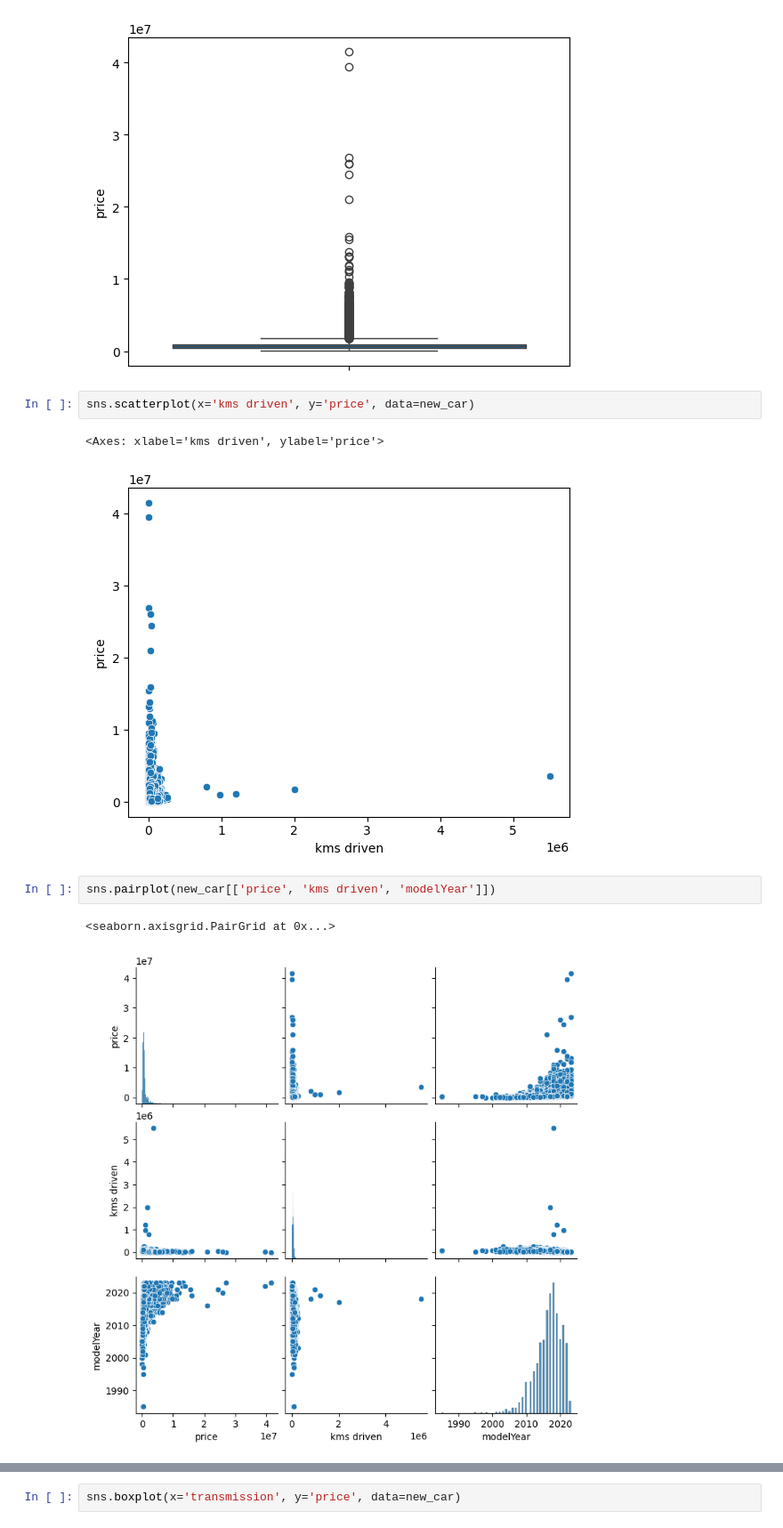
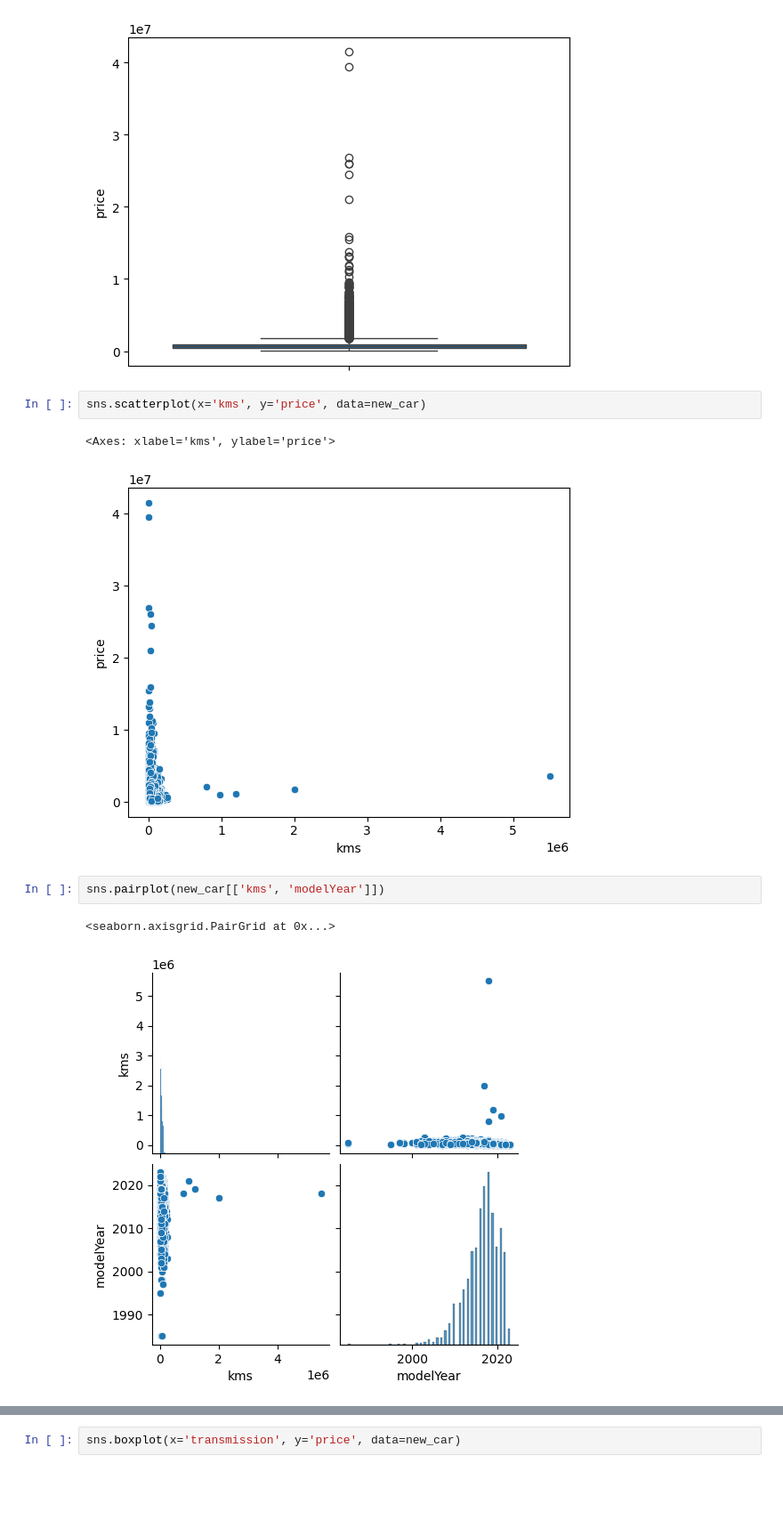
Before and after one commit to SrivathsanP23/Used-Car-Price-Prediction, a Jupyter notebook: datastandardisation.ipynb, the cells around one changed output, grey strips where cells are left out. Shown: that part at 89% size. Drawn from its saved outputs; the diff is of its cells as text; blank space fills up the shorter version.

```diff
--- a/datastandardisation.ipynb
+++ b/datastandardisation.ipynb
@@ -223,13 +218,13 @@ sns.boxplot(new_car['price'])
 <Axes: ylabel='price'>
 [figure]
 # %%
-sns.scatterplot(x='kms driven', y='price', data=new_car)
+sns.scatterplot(x='kms', y='price', data=new_car)
 # %% [output]
-<Axes: xlabel='kms driven', ylabel='price'>
+<Axes: xlabel='kms', ylabel='price'>
-[figure, old version]
+[figure, new version]
 # %%
-sns.pairplot(new_car[['price', 'kms driven', 'modelYear']])
+sns.pairplot(new_car[['kms', 'modelYear']])
 # %% [output]
 <seaborn.axisgrid.PairGrid at 0x...>
-[figure, old version]
+[figure, new version]
 # %%
```
Also changed, not shown: parts of 44 cells of this notebook, 4 other files.
